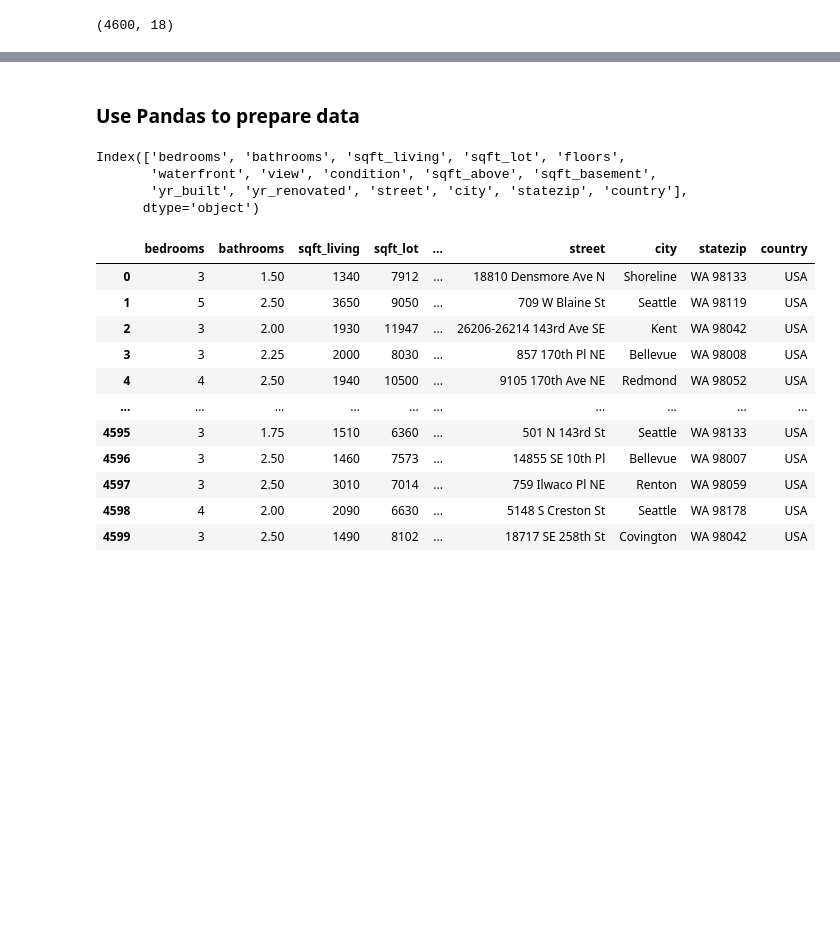
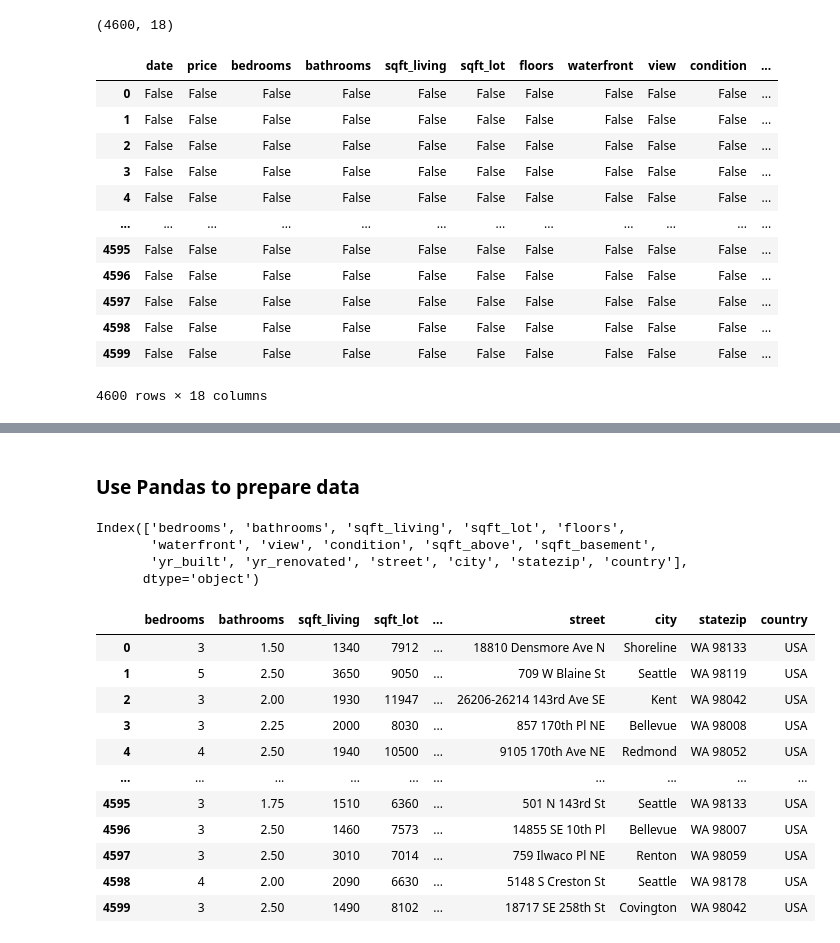
Before and after one commit to mannyjrod/housing_cost_prediction_King_County, a Jupyter notebook: KingCounty_WA_housing_price_prediction_MachineLearning_regression.ipynb, the cells around one changed output, grey strips where cells are left out. Drawn from its saved outputs; the diff is of its cells as text; code cells hidden in the pictures; blank space fills up the shorter version.

```diff
--- a/KingCounty_WA_housing_price_prediction_MachineLearning_regression.ipynb
+++ b/KingCounty_WA_housing_price_prediction_MachineLearning_regression.ipynb
@@ -99,2 +96,20 @@ data.shape
 # %% [output]
 (4600, 18)
+# %%
+data.isnull() # Use the Pandas 'isnull()' function to detect missing values in the DataFrame 'data', returns an object
+# of the same type of that used in the input (i.e., a Pandas DataFrame) with boolean values - False indicating data
+# DOES exist, True indicating missing data.
+# %% [output]
+|  | date | price | bedrooms | bathrooms | sqft_living | sqft_lot | floors | waterfront | view | condition | ... |
+| 0 | False | False | False | False | False | False | False | False | False | False | ... |
+| 1 | False | False | False | False | False | False | False | False | False | False | ... |
+| 2 | False | False | False | False | False | False | False | False | False | False | ... |
+| 3 | False | False | False | False | False | False | False | False | False | False | ... |
+| 4 | False | False | False | False | False | False | False | False | False | False | ... |
+| ... | ... | ... | ... | ... | ... | ... | ... | ... | ... | ... | ... |
+| 4595 | False | False | False | False | False | False | False | False | False | False | ... |
+| 4596 | False | False | False | False | False | False | False | False | False | False | ... |
+| 4597 | False | False | False | False | False | False | False | False | False | False | ... |
+| 4598 | False | False | False | False | False | False | False | False | False | False | ... |
+| 4599 | False | False | False | False | False | False | False | False | False | False | ... |
+4600 rows × 18 columns
```
Also changed, not shown: parts of 13 cells of this notebook, 1 other file.
